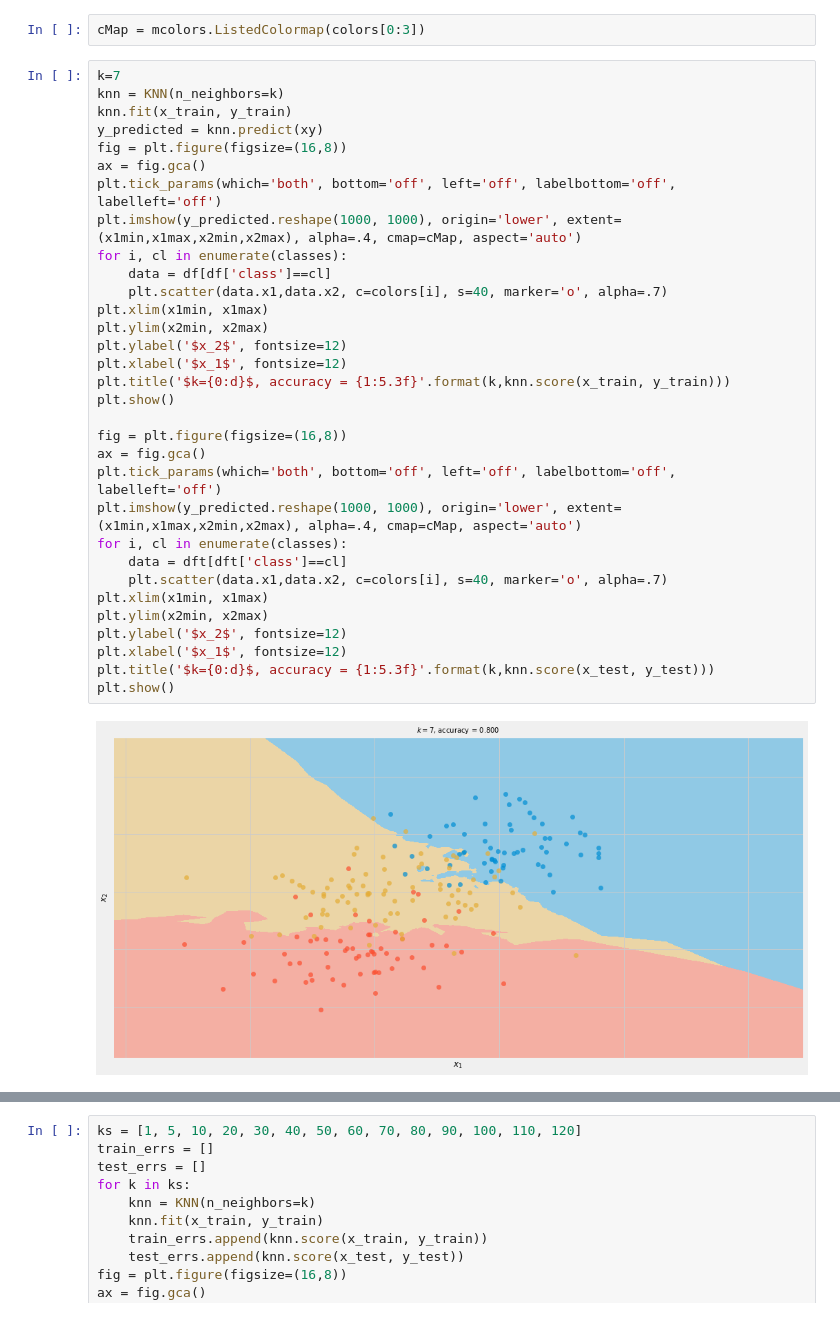
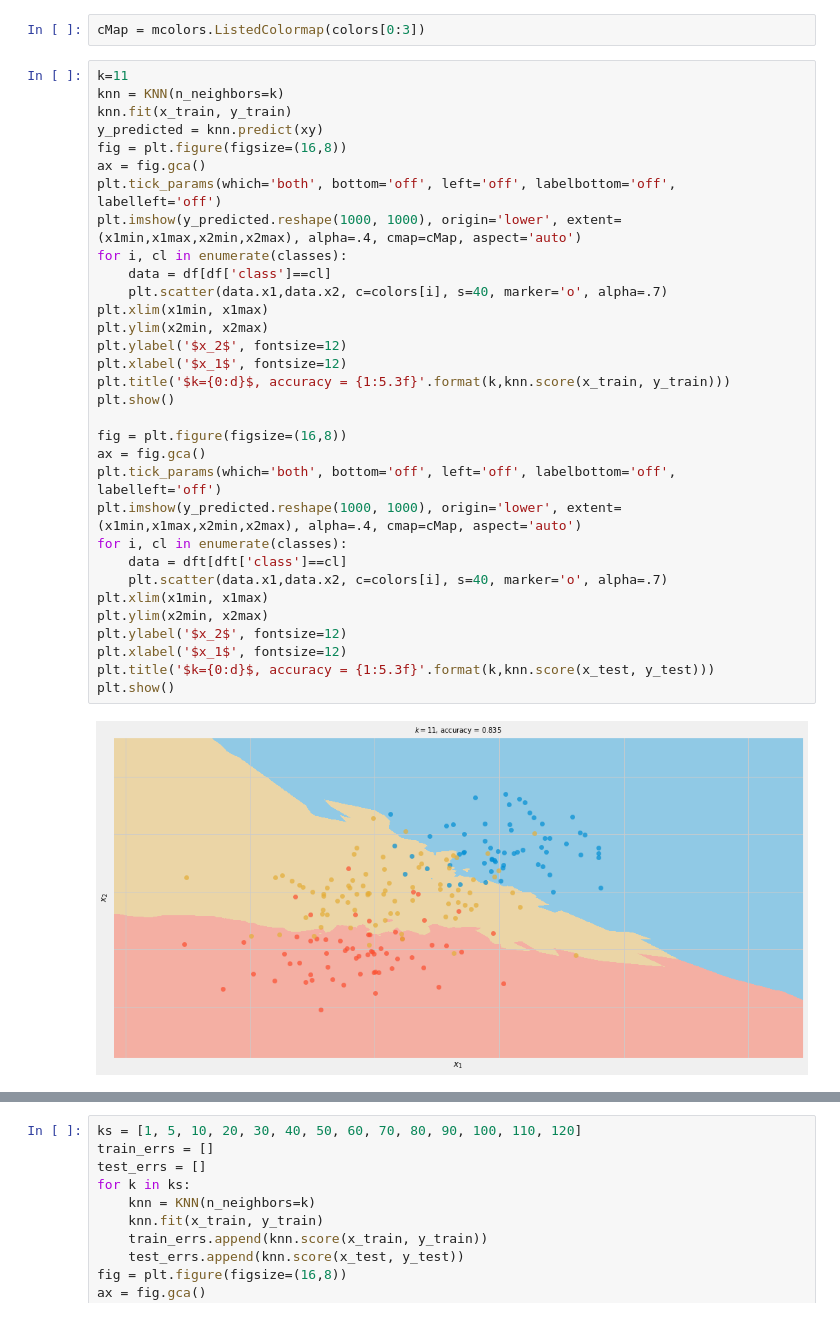
Before and after one commit to tvml/ml2526, a Jupyter notebook: codici/knn.ipynb, the cells around one changed output, grey strips where cells are left out. Drawn from its saved outputs; the diff is of its cells as text.

```diff
--- a/codici/knn.ipynb
+++ b/codici/knn.ipynb
@@ -102,36 +100,36 @@ y_test=dft['class']
 # %%
 cMap = mcolors.ListedColormap(colors[0:3])
 # %%
-k=7
+k=11
 knn = KNN(n_neighbors=k)
 knn.fit(x_train, y_train)
 y_predicted = knn.predict(xy)
 fig = plt.figure(figsize=(16,8))
 ax = fig.gca()
 plt.tick_params(which='both', bottom='off', left='off', labelbottom='off', labelleft='off')
 plt.imshow(y_predicted.reshape(1000, 1000), origin='lower', extent=(x1min,x1max,x2min,x2max), alpha=.4, cmap=cMap, aspect='auto')
 for i, cl in enumerate(classes):
     data = df[df['class']==cl]
     plt.scatter(data.x1,data.x2, c=colors[i], s=40, marker='o', alpha=.7)
 plt.xlim(x1min, x1max)
 plt.ylim(x2min, x2max)
 plt.ylabel('$x_2$', fontsize=12)
 plt.xlabel('$x_1$', fontsize=12)
 plt.title('$k={0:d}$, accuracy = {1:5.3f}'.format(k,knn.score(x_train, y_train)))
 plt.show()
 
 fig = plt.figure(figsize=(16,8))
 ax = fig.gca()
 plt.tick_params(which='both', bottom='off', left='off', labelbottom='off', labelleft='off')
 plt.imshow(y_predicted.reshape(1000, 1000), origin='lower', extent=(x1min,x1max,x2min,x2max), alpha=.4, cmap=cMap, aspect='auto')
 for i, cl in enumerate(classes):
     data = dft[dft['class']==cl]
     plt.scatter(data.x1,data.x2, c=colors[i], s=40, marker='o', alpha=.7)
 plt.xlim(x1min, x1max)
 plt.ylim(x2min, x2max)
 plt.ylabel('$x_2$', fontsize=12)
 plt.xlabel('$x_1$', fontsize=12)
 plt.title('$k={0:d}$, accuracy = {1:5.3f}'.format(k,knn.score(x_test, y_test)))
 plt.show()
 # %% [output]
-[figure, old version]
+[figure, new version]
```
Also changed, not shown: parts of 2 cells of this notebook, 7 other files.
